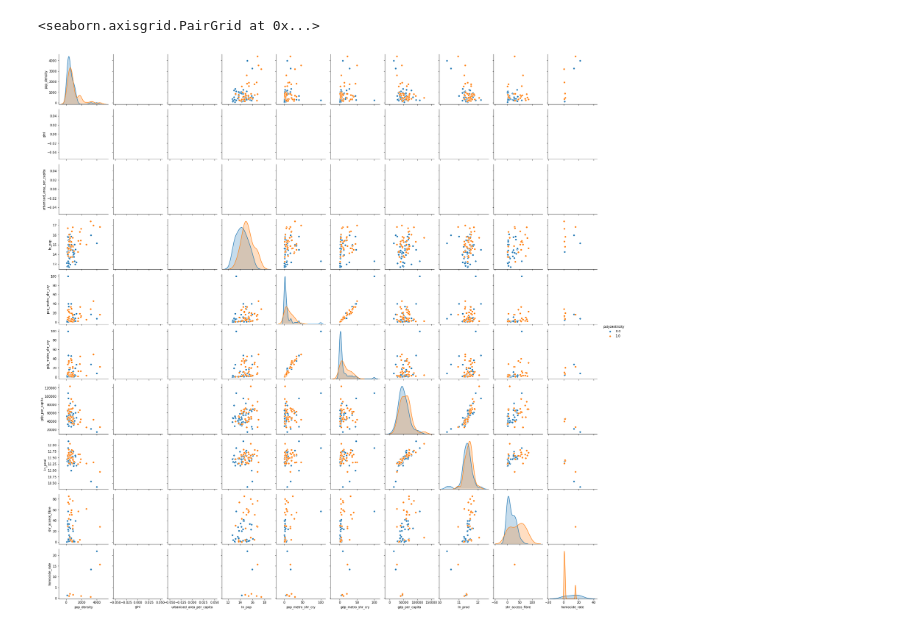
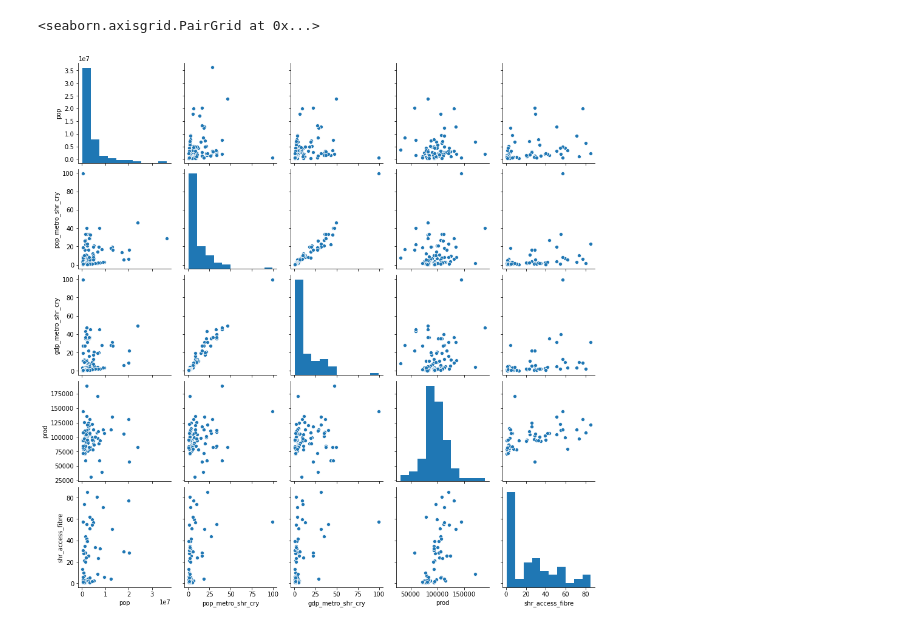
Before and after one commit to 107SBakst/107SBakst.github.io, a Jupyter notebook: Python/project_chart3_oecd2.ipynb, the cells around one changed output. Saved outputs shown, nothing was run; the diff lists cells and outputs as text; code cells hidden in the pictures.

Commit message:
done with oecd chart for tonight

```diff
--- a/Python/project_chart3_oecd2.ipynb
+++ b/Python/project_chart3_oecd2.ipynb
@@ -29,6 +29,17 @@ fdf = pd.read_csv(r'C:\Users\vw191\OneDrive - University of Bristol\Course\3rd y
 fdf
 fdf.columns = ['metro_id' , 'metro_name', 'var', 'variables', 'time', 'year', 'unit_code','unit','powercode_code','powercode','reference_period_code','reference_period','value','flag_codes','flags']
 fdf['id_name'] = fdf['metro_id'] + fdf['metro_name']
+print(fdf.columns)
+print(fdf.variables.unique())
+d = fdf[fdf['year'] == 2017]
+list = fdf.variables.unique()
+ndf = fdf[fdf['variables'] == 'GDP (Million USD, constant prices, constant PPP, base year 2015)']
+for i in list:
+    j = str(i).replace(' ','_')
+    print(j)
+    ndf[j] = fdf[fdf['variables'] == str(i)]
+    mdf = ndf.join(ndf[j], on='id_name')
+mdf
 # %%
 df = pd.read_excel(r'C:\Users\vw191\OneDrive - University of Bristol\Course\3rd year\Data Science\Project\Datastore\oecd.xlsx', sheet_name='OECD.Stat export',header=None,skiprows=6,nrows=1132,na_values='..')
 df.columns = ['metro_area','year','unit','pop_density','pop_density_core','pop_density_hinterland','urbanised_area_per_capita','polycentricity','pop','pop_core','pop_hinterland','gr_index_pop','pop_metro_shr_cry','gdp_metro_shr_cry','gdp_per_capita','prod','gini','poverty_rate','shr_access_fibre','homocide_rate','shr_pop_core_pm2.5>25','tree_cover_shr_core_area'] #Rename all columns.
@@ -67,8 +62,8 @@ Index(['metro_area', 'year', 'pop_density', 'pop_density_core',
 # %%
-df2 = df[df['year'] == 2018]
-sns.pairplot(data=df2[['pop_density','gini','urbanised_area_per_capita','ln_pop','pop_metro_shr_cry','gdp_metro_shr_cry','gdp_per_capita','ln_prod','shr_access_fibre','homocide_rate','polycentricity']], hue='polycentricity')
+#df2 = df[df['year'] == 2018]
+#sns.pairplot(data=df2[['pop_density','gini','urbanised_area_per_capita','ln_pop','pop_metro_shr_cry','gdp_metro_shr_cry','gdp_per_capita','ln_prod','shr_access_fibre','homocide_rate','polycentricity']], hue='polycentricity')
-# %% [output]
-<seaborn.axisgrid.PairGrid at 0x...>
-[figure, removed]
 # %%
-sns.pairplot(data=df1[['pop_density','urbanised_area_per_capita','pop','pop_metro_shr_cry','gdp_metro_shr_cry','gdp_per_capita','prod','shr_access_fibre','homocide_rate']])
+sns.pairplot(data=df1[['pop',	'pop_metro_shr_cry',	'gdp_metro_shr_cry',	'prod', 'shr_access_fibre']][(df1['year'] == 2018)])
+# %% [output]
+<seaborn.axisgrid.PairGrid at 0x...>
+[figure, added]
```
Also changed, not shown: parts of 4 cells of this notebook.
